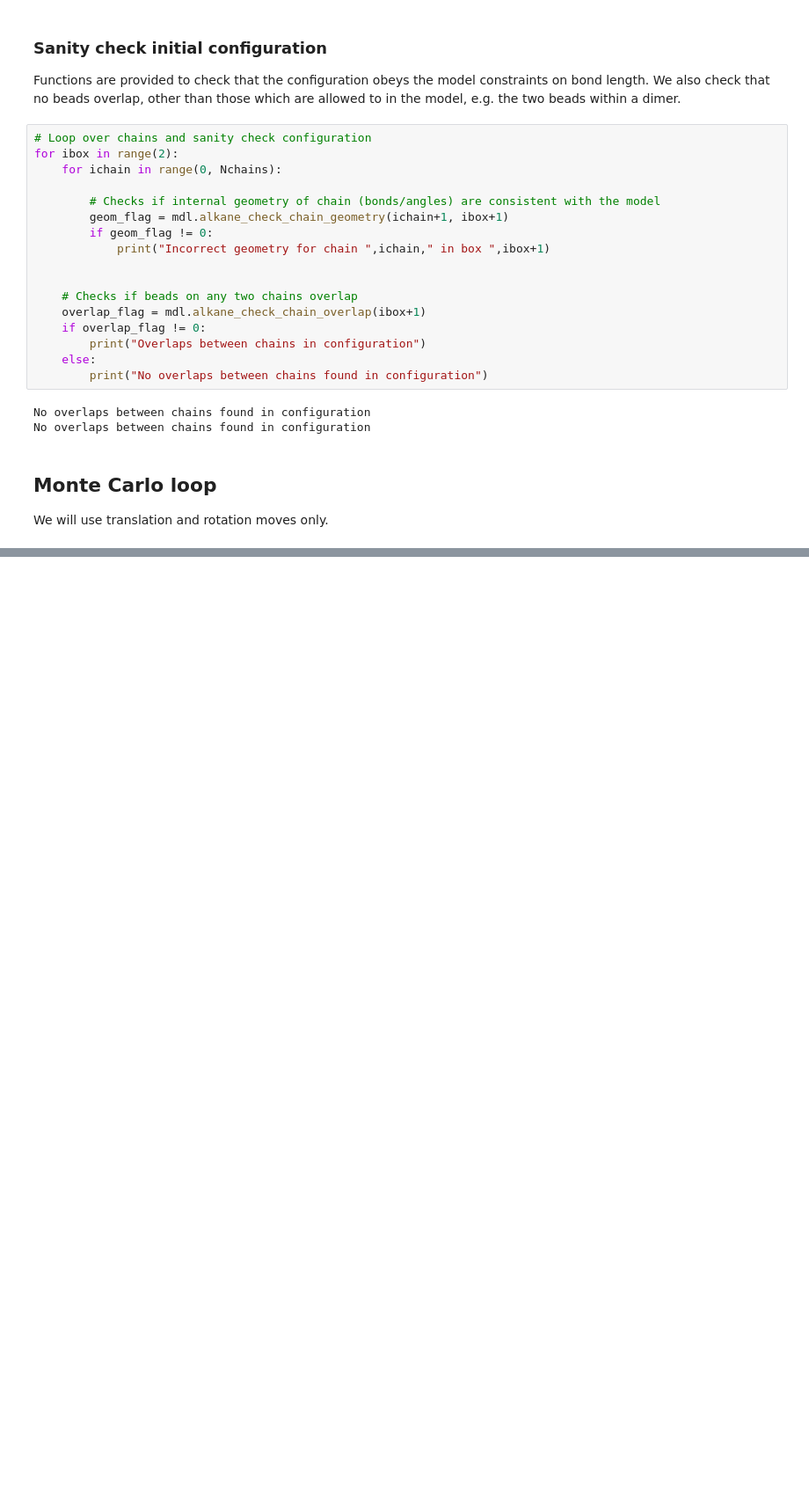
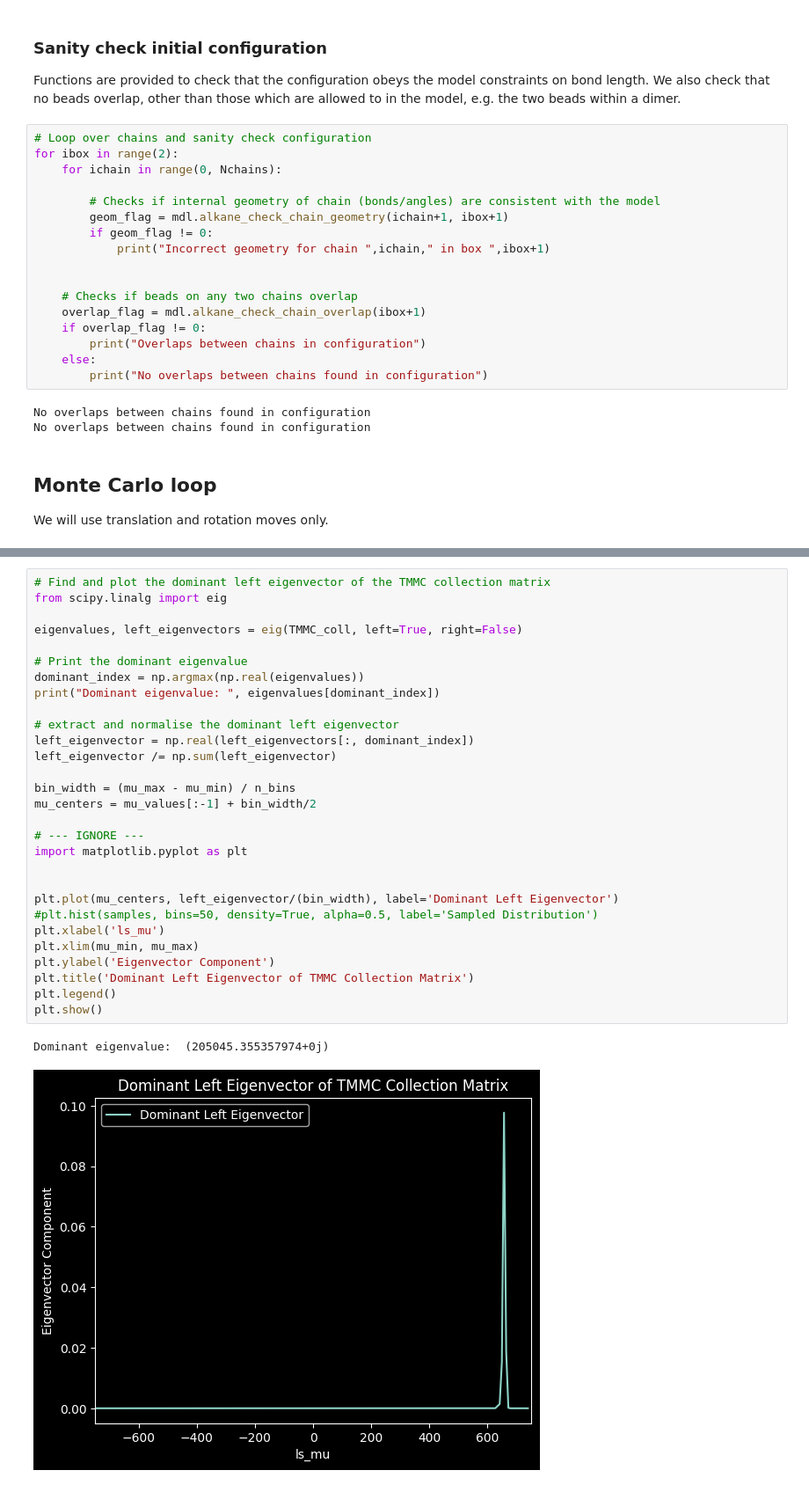
Before and after one commit to dquigley533/hs_alkane, a Jupyter notebook: examples/Dimer_LSMC/lsmc.ipynb, the cells around one changed output, grey strips where cells are left out. Shown at 88% size. Saved outputs shown, nothing was run; the diff lists cells and outputs as text; blank space fills up the shorter version.

```diff
--- a/examples/Dimer_LSMC/lsmc.ipynb
+++ b/examples/Dimer_LSMC/lsmc.ipynb
@@ -320,0 +487,32 @@ plt.show()
+# %%
+# Find and plot the dominant left eigenvector of the TMMC collection matrix
+from scipy.linalg import eig
+
+eigenvalues, left_eigenvectors = eig(TMMC_coll, left=True, right=False)
+
+# Print the dominant eigenvalue
+dominant_index = np.argmax(np.real(eigenvalues))
+print("Dominant eigenvalue: ", eigenvalues[dominant_index])
+
+# extract and normalise the dominant left eigenvector
+left_eigenvector = np.real(left_eigenvectors[:, dominant_index])
+left_eigenvector /= np.sum(left_eigenvector)
+
+bin_width = (mu_max - mu_min) / n_bins
+mu_centers = mu_values[:-1] + bin_width/2
+
+# --- IGNORE ---
+import matplotlib.pyplot as plt
+
+
+plt.plot(mu_centers, left_eigenvector/(bin_width), label='Dominant Left Eigenvector')
+#plt.hist(samples, bins=50, density=True, alpha=0.5, label='Sampled Distribution')
+plt.xlabel('ls_mu')
+plt.xlim(mu_min, mu_max)
+plt.ylabel('Eigenvector Component')
+plt.title('Dominant Left Eigenvector of TMMC Collection Matrix')
+plt.legend()
+plt.show()
+# %% [output]
+Dominant eigenvalue:  (205045.355357974+0j)
+[figure, added]
```
Also changed, not shown: parts of 5 cells of this notebook.
